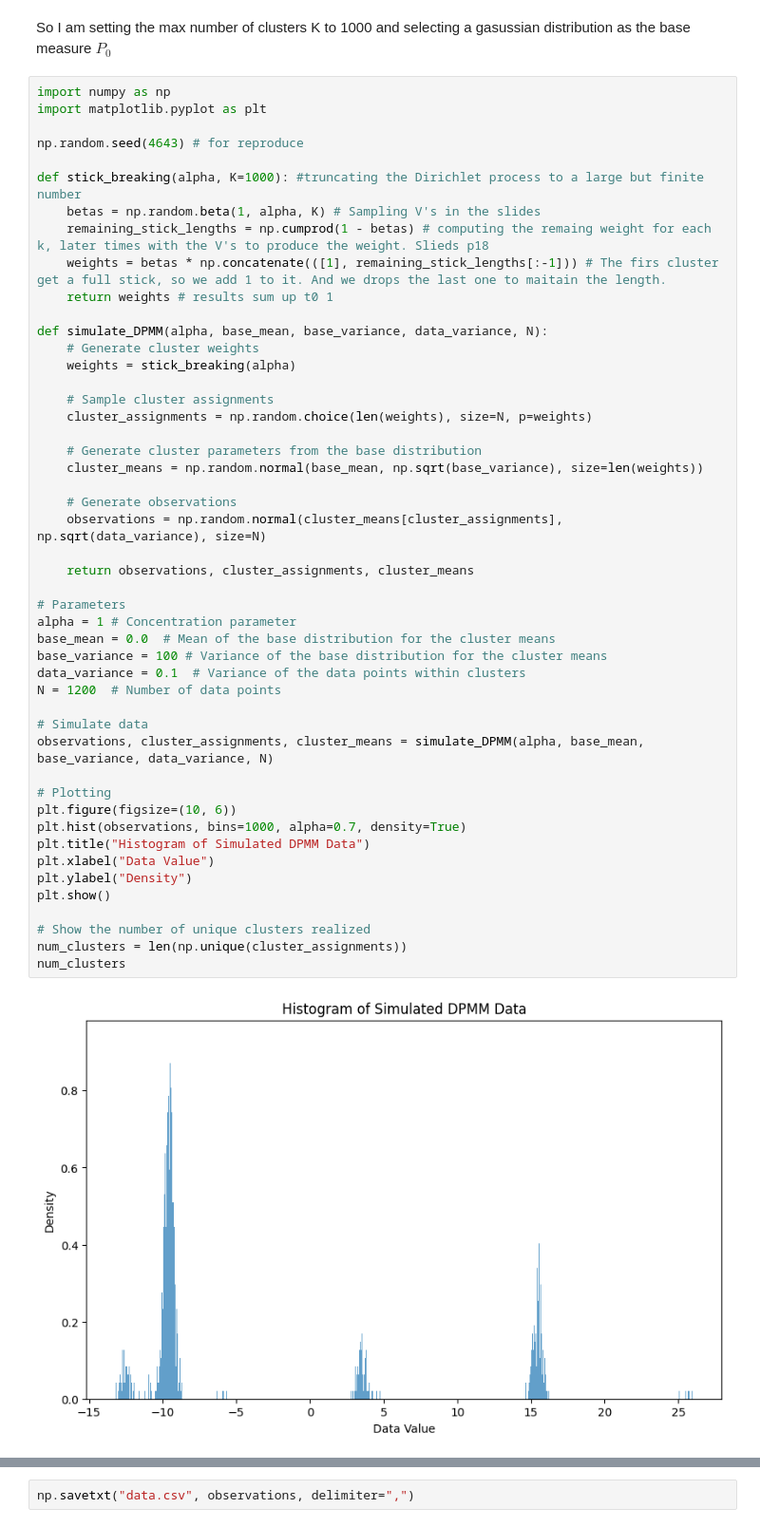
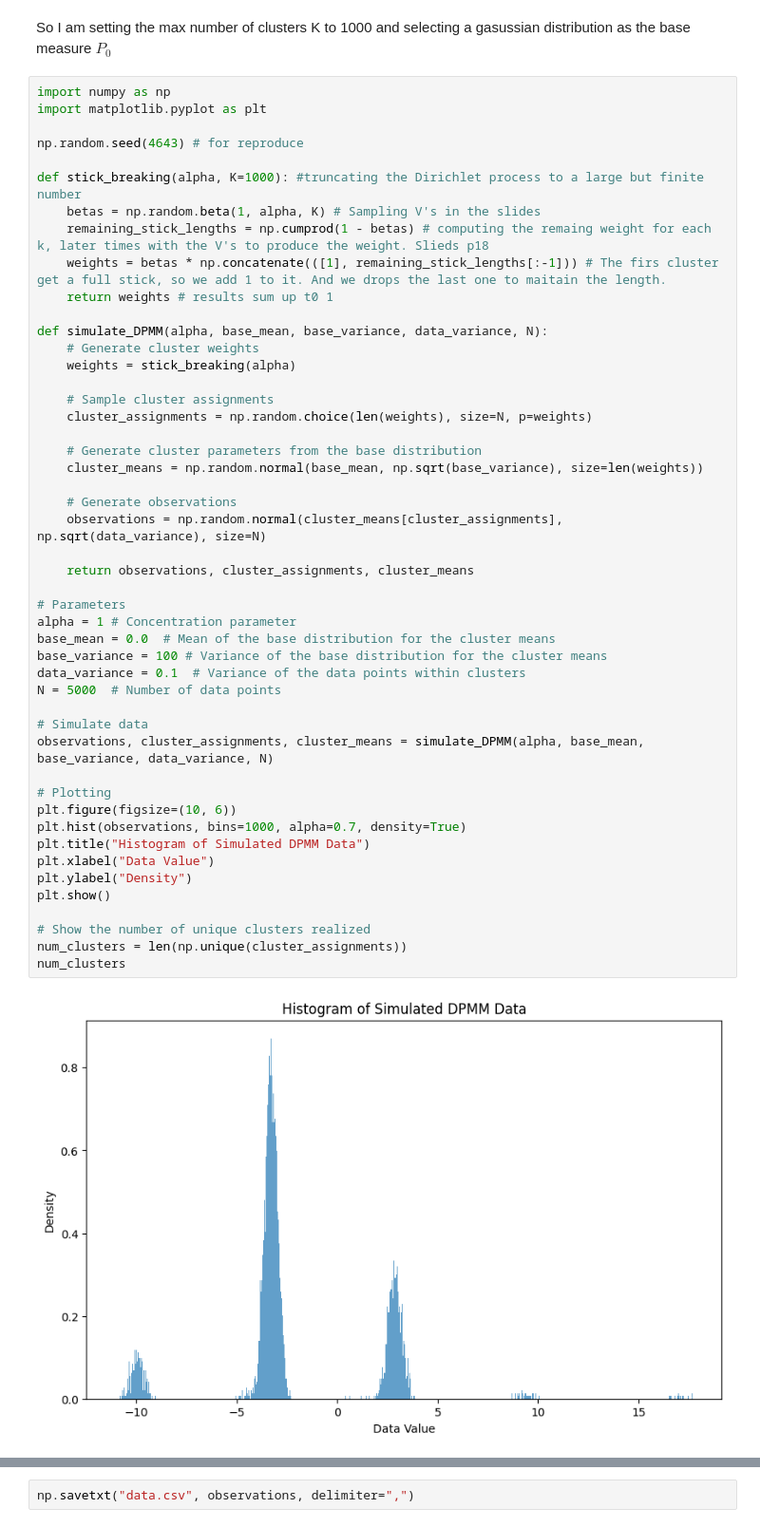
Before and after one commit to YUTAI-K/Algorithm6-MetropolisHastings, a Jupyter notebook: cmake-build-debug/dirichlet_process_generator.ipynb, the cells around one changed output, grey strips where cells are left out. Shown at 95% size. Saved outputs shown, nothing was run; the diff lists cells and outputs as text.

```diff
--- a/cmake-build-debug/dirichlet_process_generator.ipynb
+++ b/cmake-build-debug/dirichlet_process_generator.ipynb
@@ -24,32 +24,32 @@ def simulate_DPMM(alpha, base_mean, base_variance, data_variance, N):
 
     # Generate cluster parameters from the base distribution
     cluster_means = np.random.normal(base_mean, np.sqrt(base_variance), size=len(weights))
 
     # Generate observations
     observations = np.random.normal(cluster_means[cluster_assignments], np.sqrt(data_variance), size=N)
 
     return observations, cluster_assignments, cluster_means
 
 # Parameters
 alpha = 1 # Concentration parameter
 base_mean = 0.0  # Mean of the base distribution for the cluster means
 base_variance = 100 # Variance of the base distribution for the cluster means
 data_variance = 0.1  # Variance of the data points within clusters
-N = 1200  # Number of data points
+N = 5000  # Number of data points
 
 # Simulate data
 observations, cluster_assignments, cluster_means = simulate_DPMM(alpha, base_mean, base_variance, data_variance, N)
 
 # Plotting
 plt.figure(figsize=(10, 6))
 plt.hist(observations, bins=1000, alpha=0.7, density=True)
 plt.title("Histogram of Simulated DPMM Data")
 plt.xlabel("Data Value")
 plt.ylabel("Density")
 plt.show()
 
 # Show the number of unique clusters realized
 num_clusters = len(np.unique(cluster_assignments))
 num_clusters
 # %% [output]
-[figure, old version]
+[figure, new version]
```
Also changed, not shown: parts of 2 cells of this notebook, 33 other files.
